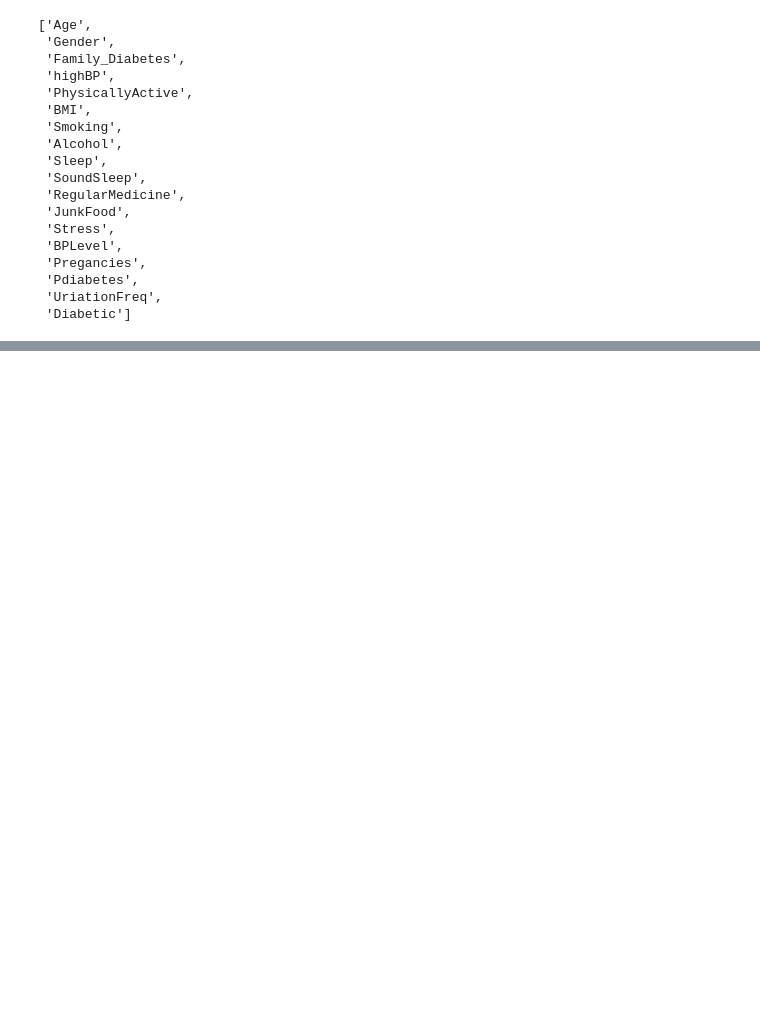
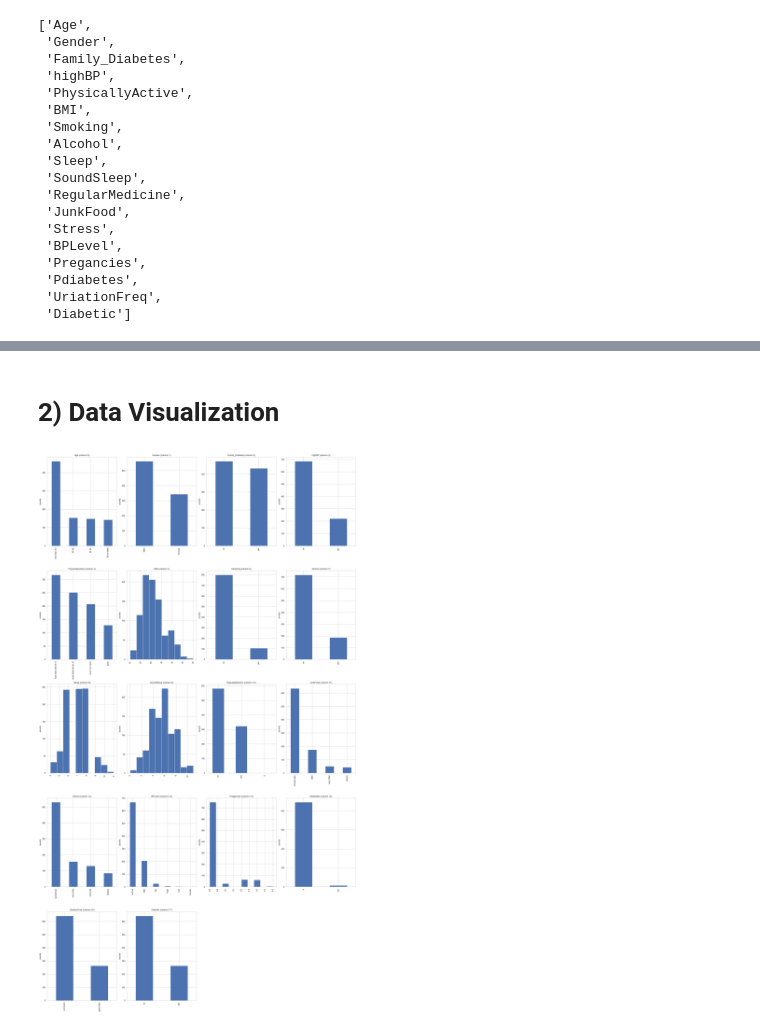
Before and after one commit to kimlindner/Type2DiabetesDetection_ML_Project, a Jupyter notebook: 01_EDA&Preprocessing.ipynb, the cells around one changed output, grey strips where cells are left out. Saved outputs shown, nothing was run; the diff lists cells and outputs as text; code cells hidden in the pictures; blank space fills up the shorter version.

```diff
--- a/01_EDA&Preprocessing.ipynb
+++ b/01_EDA&Preprocessing.ipynb
@@ -55,0 +117,2 @@ array(['no', 'yes', ' no', None], dtype=object)
+# %%
+df.loc[df['Diabetic']==' no', 'Diabetic'] = 'no'
@@ -55,0 +149,33 @@ array(['no', 'yes', ' no', None], dtype=object)
+# %% [markdown]
+# 2) Data Visualization
+# %%
+# define a distribution graph (histogram/bar graph) for the different columns
+def plotDistributions(df, nGraphs, nGraphsPerRow):
+    nrows, ncols = df.shape
+    nGraphRow = (ncols + nGraphsPerRow - 1) / nGraphsPerRow
+    plt.figure(num = None, figsize = (6 * nGraphsPerRow, 8 * nGraphRow), dpi = 80, facecolor = 'w', edgecolor = 'k')
+
+    for i in range(min(ncols, nGraphs)):
+        plt.subplot(nGraphRow, nGraphsPerRow, i + 1)
+        columnDf = df.iloc[:, i]
+
+        # check if type in column in object or number
+        if (not np.issubdtype(type(columnDf.iloc[0]), np.number)):
+            # do value counts a bar plot for categorical features
+            valueCounts = columnDf.value_counts()
+            valueCounts.plot.bar()
+        else:
+            # do histogram for numerical features
+            columnDf.hist()
+
+        plt.ylabel('counts')
+        plt.xticks(rotation = 90)
+        plt.title(f'{df_header[i]} (column {i})')
+
+    plt.tight_layout(pad = 1.0, w_pad = 1.0, h_pad = 1.0)
+    plt.show()
+# %%
+sns.set(style='whitegrid')
+plotDistributions(df, 18, 4)
+# %% [output]
+[figure, added]
```
Also changed, not shown: parts of 33 cells of this notebook.
